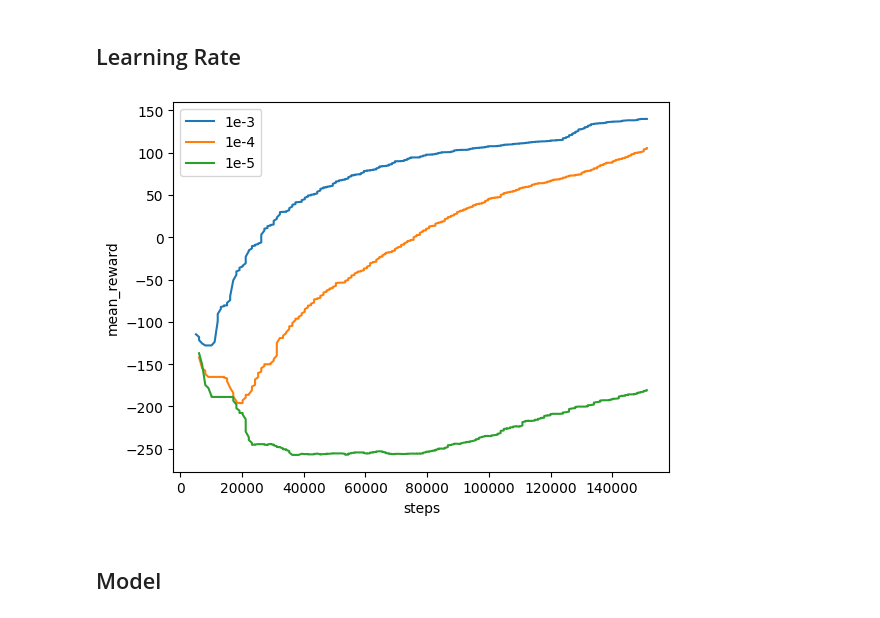
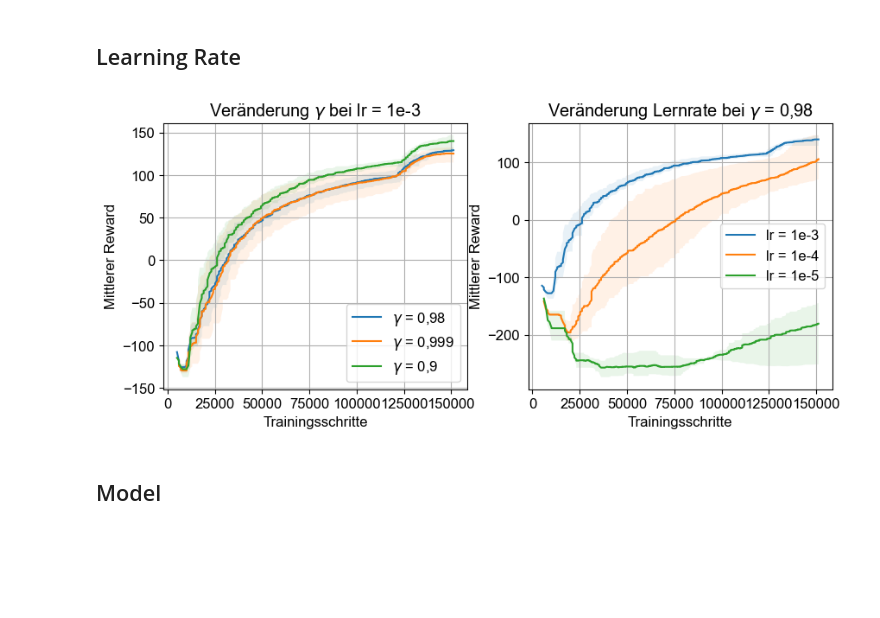
Before and after one commit to tobihoernchen/thesis, a Jupyter notebook: exploration/MiniMatrix/evaluation.ipynb, the cells around one changed output. Drawn from its saved outputs; the diff is of its cells as text; code cells hidden in the pictures; blank space fills up the shorter version.

```diff
--- a/exploration/MiniMatrix/evaluation.ipynb
+++ b/exploration/MiniMatrix/evaluation.ipynb
@@ -123,6 +158,6 @@ plot([results_ppo, results_a2c, results_apex, results_dqn, results_rainbow], ["P
 # %% [markdown]
 ## Auswahl Gammawert
 # %%
-results_098 = mean(import_data(path, "02_algorithmus_dqn", 'ray/tune/episode_reward_mean'))
-results_0999 = mean(import_data(path, "03_gamma_0_999", 'ray/tune/episode_reward_mean'))
-results_09 = mean(import_data(path, "03_gamma_0_9_", 'ray/tune/episode_reward_mean'))
+results_098 = mean_min_max(import_data(path, "02_algorithmus_dqn", 'ray/tune/episode_reward_mean'))
+results_0999 = mean_min_max(import_data(path, "03_gamma_0_999", 'ray/tune/episode_reward_mean'))
+results_09 = mean_min_max(import_data(path, "03_gamma_0_9_", 'ray/tune/episode_reward_mean'))
@@ -133,10 +164,14 @@ plot([results_098, results_0999, results_09], ["0,98", "0,999", "0,9"], "steps",
 # %% [markdown]
 ## Learning Rate
 # %%
-results_3 = mean(import_data(path, "03_gamma_0_9_", 'ray/tune/episode_reward_mean'))
-results_4 = mean(import_data(path, "04_lr_e4", 'ray/tune/episode_reward_mean'))
-results_5 = mean(import_data(path, "04_lr_e5", 'ray/tune/episode_reward_mean'))
+results_3 = mean_min_max(import_data(path, "03_gamma_0_9_", 'ray/tune/episode_reward_mean'))
+results_4 = mean_min_max(import_data(path, "04_lr_e4", 'ray/tune/episode_reward_mean'))
+results_5 = mean_min_max(import_data(path, "04_lr_e5", 'ray/tune/episode_reward_mean'))
-# %%
-plot([results_3, results_4, results_5], ["1e-3", "1e-4", "1e-5"], "steps", "mean_reward")
-# %% [output]
-[figure, removed]
+# %%
+fig, axs = plt.subplots(1,2, figsize = (10,4))
+axs[0].set_title("Veränderung $\gamma$ bei lr = 1e-3")
+plot([results_098, results_0999, results_09], ["$\gamma$ = 0,98", "$\gamma$ = 0,999", "$\gamma$ = 0,9"], "Trainingsschritte", "Mittlerer Reward", axs[0])
+axs[1].set_title("Veränderung Lernrate bei $\gamma$ = 0,98")
+plot([results_3, results_4, results_5], ["lr = 1e-3", "lr = 1e-4", "lr = 1e-5"], "Trainingsschritte", "Mittlerer Reward", axs[1])
+# %% [output]
+[figure, added]
```
Also changed, not shown: parts of 105 cells of this notebook, 16 other files.
